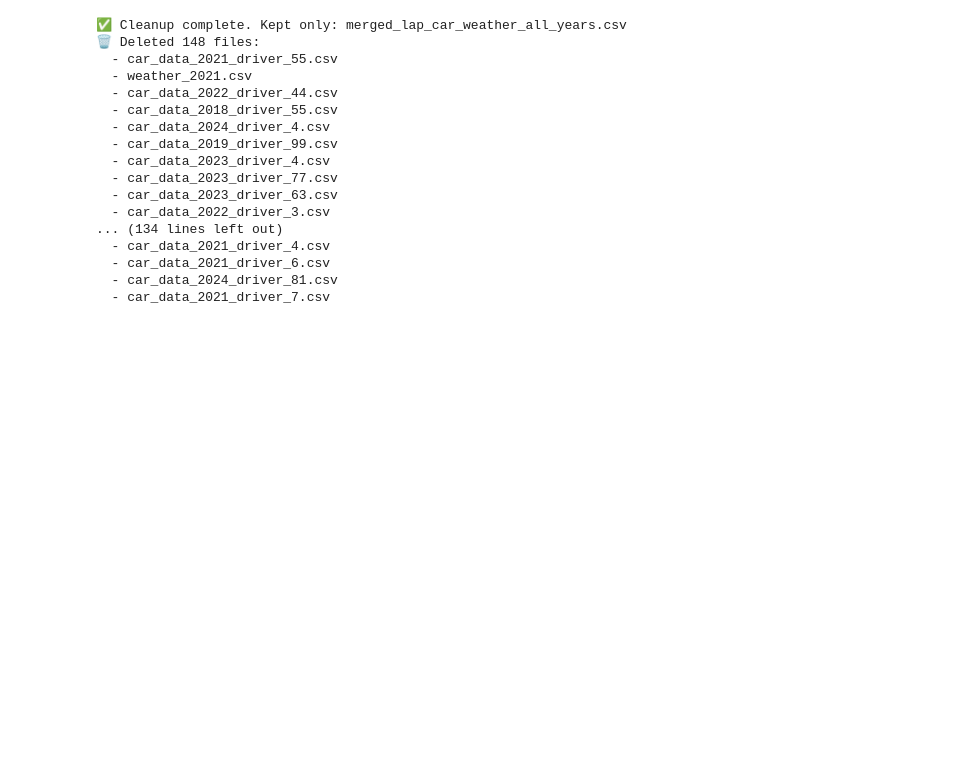
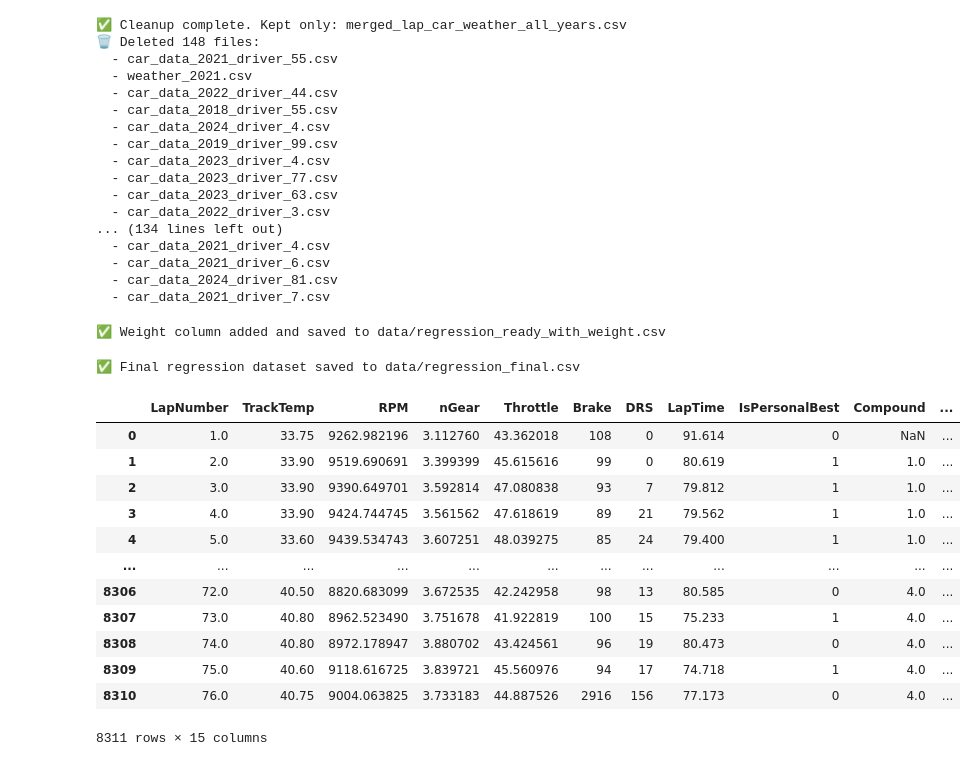
Before and after one commit to JigyashuSaravta/2025Spring_Final_F1, a Jupyter notebook: data_pipeline_and_MC_sim.ipynb, the cells around one changed output. Drawn from its saved outputs; the diff is of its cells as text; code cells hidden in the pictures; blank space fills up the shorter version.

```diff
--- a/data_pipeline_and_MC_sim.ipynb
+++ b/data_pipeline_and_MC_sim.ipynb
@@ -267,3 +267,30 @@ cleanup_intermediate_csvs(directory="data")
   - car_data_2021_driver_6.csv
   - car_data_2024_driver_81.csv
   - car_data_2021_driver_7.csv
+# %%
+df_weighted = add_simulated_weight_column(
+    input_path="data/merged_lap_car_weather_all_years.csv",
+    output_path="data/regression_ready_with_weight.csv"
+)
+# %% [output]
+✅ Weight column added and saved to data/regression_ready_with_weight.csv
+# %%
+final_df = preprocess_for_regression()
+# %% [output]
+✅ Final regression dataset saved to data/regression_final.csv
+# %%
+final_df
+# %% [output]
+|  | LapNumber | TrackTemp | RPM | nGear | Throttle | Brake | DRS | LapTime | IsPersonalBest | Compound | ... |
+| 0 | 1.0 | 33.75 | 9262.982196 | 3.112760 | 43.362018 | 108 | 0 | 91.614 | 0 | NaN | ... |
+| 1 | 2.0 | 33.90 | 9519.690691 | 3.399399 | 45.615616 | 99 | 0 | 80.619 | 1 | 1.0 | ... |
+| 2 | 3.0 | 33.90 | 9390.649701 | 3.592814 | 47.080838 | 93 | 7 | 79.812 | 1 | 1.0 | ... |
+| 3 | 4.0 | 33.90 | 9424.744745 | 3.561562 | 47.618619 | 89 | 21 | 79.562 | 1 | 1.0 | ... |
+| 4 | 5.0 | 33.60 | 9439.534743 | 3.607251 | 48.039275 | 85 | 24 | 79.400 | 1 | 1.0 | ... |
+| ... | ... | ... | ... | ... | ... | ... | ... | ... | ... | ... | ... |
+| 8306 | 72.0 | 40.50 | 8820.683099 | 3.672535 | 42.242958 | 98 | 13 | 80.585 | 0 | 4.0 | ... |
+| 8307 | 73.0 | 40.80 | 8962.523490 | 3.751678 | 41.922819 | 100 | 15 | 75.233 | 1 | 4.0 | ... |
+| 8308 | 74.0 | 40.80 | 8972.178947 | 3.880702 | 43.424561 | 96 | 19 | 80.473 | 0 | 4.0 | ... |
+| 8309 | 75.0 | 40.60 | 9118.616725 | 3.839721 | 45.560976 | 94 | 17 | 74.718 | 1 | 4.0 | ... |
+| 8310 | 76.0 | 40.75 | 9004.063825 | 3.733183 | 44.887526 | 2916 | 156 | 77.173 | 0 | 4.0 | ... |
+8311 rows × 15 columns
```
Also changed, not shown: parts of 8 cells of this notebook, 8 other files.
